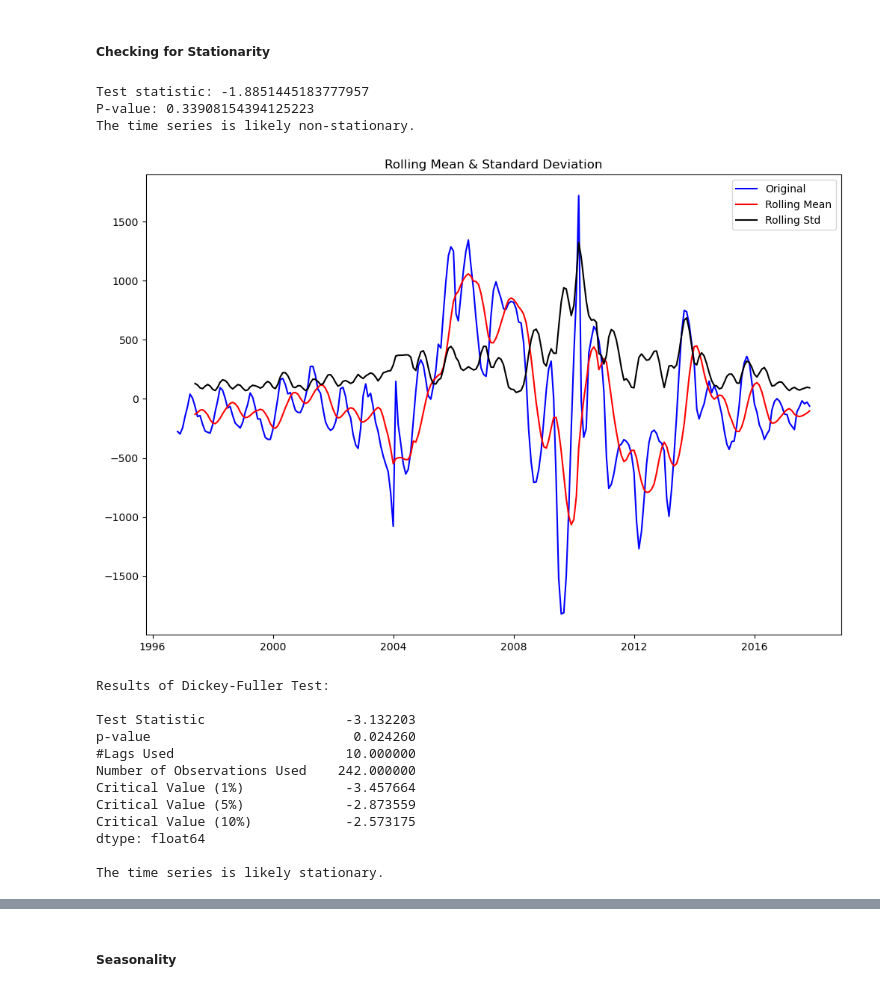
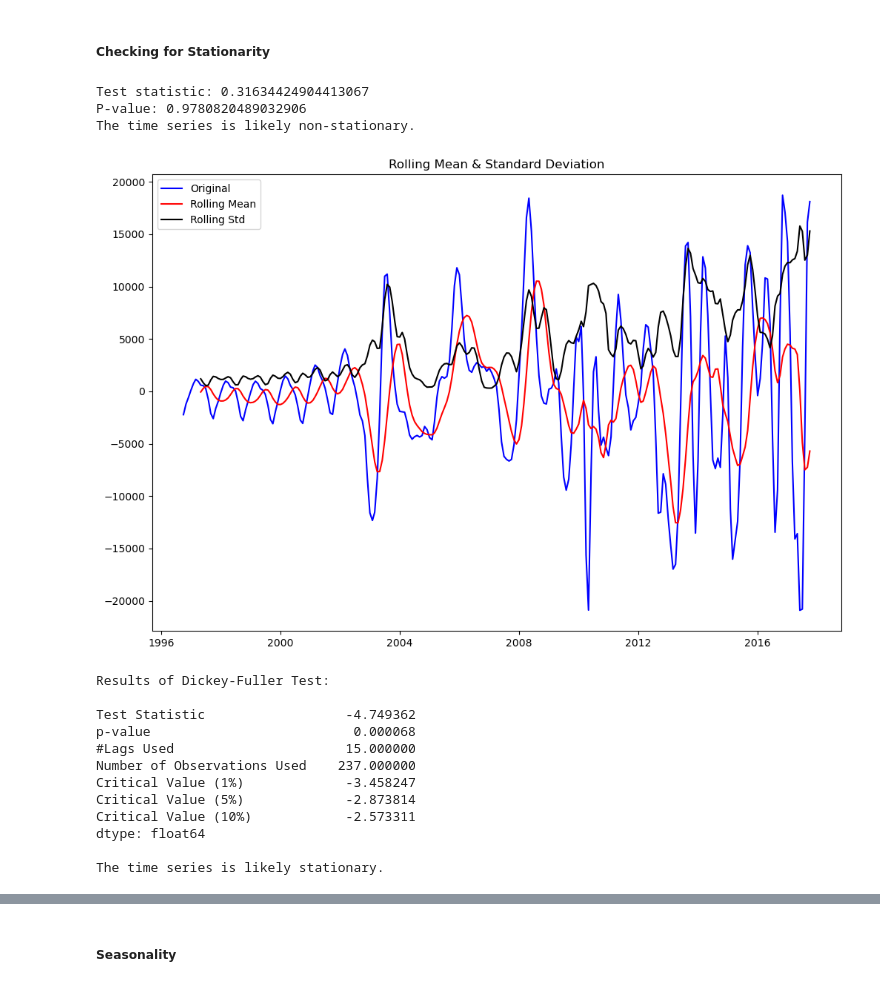
Before and after one commit to Lawez/phase-4-group-project, a Jupyter notebook: starter_notebook.ipynb, the cells around one changed output, grey strips where cells are left out. Drawn from its saved outputs; the diff is of its cells as text; code cells hidden in the pictures.

```diff
--- a/starter_notebook.ipynb
+++ b/starter_notebook.ipynb
@@ -333,0 +381,19 @@ new.set_index('time', inplace=True)
+# %%
+def melt_data(df):
+    """
+    Takes the zillow_data dataset in wide form or a subset of the zillow_dataset.
+    Returns a long-form datetime dataframe
+    with the datetime column names as the index and the values as the 'values' column.
+
+    If more than one row is passes in the wide-form dataset, the values column
+    will be the mean of the values from the datetime columns in all of the rows.
+    """
+
+    melted = pd.melt(df, id_vars=['RegionName', 'RegionID', 'SizeRank', 'City', 'State', 'Metro', 'CountyName', 'ROI'], var_name='time')
+    melted['time'] = pd.to_datetime(melted['time'], infer_datetime_format=True)
+    melted = melted.dropna(subset=['value'])
+    return melted.groupby('time').aggregate({'value':'mean'})
+# %%
+#melt data to reformat
+melted_data= melt_data(top5)
+melted_data.head()
@@ -609,7 +692,7 @@ monthly_time_series.plot();
 ##### **Checking for Stationarity**
 # %%
 # Perform the ADF test
-result = adfuller(monthly_time_series)
+result = adfuller(melted_data)
 
 # Extract the test statistic and p-value from the result
 test_statistic = result[0]
@@ -625,63 +708,63 @@ if p_value <= 0.05:
 else:
     print("The time series is likely non-stationary.")
 # %% [output]
-Test statistic: -1.8851445183777957
-P-value: 0.33908154394125223
+Test statistic: 0.31634424904413067
+P-value: 0.9780820489032906
 The time series is likely non-stationary.
 # %%
-decomposition = sm.tsa.seasonal_decompose(monthly_time_series, model='additive')
+decomposition = sm.tsa.seasonal_decompose(melted_data, model='additive')
 
 # Gather the trend, seasonality, and residuals
 trend = decomposition.trend
 seasonal = decomposition.seasonal
 residual = decomposition.resid
 # %%
-def stationarity_check(monthly_time_series):
+def stationarity_check(melted_data):
     # Calculate rolling statistics
-    roll_mean = monthly_time_series.rolling(window=8, center=False).mean()
-    roll_std = monthly_time_series.rolling(window=8, center=False).std()
+    roll_mean = melted_data.rolling(window=8, center=False).mean()
+    roll_std = melted_data.rolling(window=8, center=False).std()
     # Perform the Dickey Fuller test
-    dftest = adfuller(monthly_time_series)
+    dftest = adfuller(melted_data)
     # Plot rolling statistics
     fig = plt.figure(figsize=(12,8))
-    orig = plt.plot(monthly_time_series, color='blue',label='Original')
+    orig = plt.plot(melted_data, color='blue',label='Original')
     mean = plt.plot(roll_mean, color='red', label='Rolling Mean')
     std = plt.plot(roll_std, color='black', label='Rolling Std')
     plt.legend(loc='best')
     plt.title('Rolling Mean & Standard Deviation')
     plt.show(block=False)
     # Print Dickey-Fuller test results
     print('Results of Dickey-Fuller Test: \n')
     dfoutput = pd.Series(dftest[0:4], index=['Test Statistic', 'p-value', '#Lags Used', 'Number of Observations Used'])
     for key, value in dftest[4].items():
         dfoutput['Critical Value (%s)' % key] = value
     print(dfoutput)
     # Extract the test statistic and p-value from the result
     test_statistic = dftest[0]
     p_value = dftest[1]
     # Check if the time series is stationary based on the p-value
     if p_value <= 0.05:
         print("\nThe time series is likely stationary.")
     else:
         print("\nThe time series is likely non-stationary.")
     return None
 
 ts_log_decompose = residual
 ts_log_decompose.dropna(inplace=True)
 
 # Use the newly created function on the ts timeseries.
 stationarity_check(ts_log_decompose)
 # %% [output]
-[figure, old version]
+[figure, new version]
 Results of Dickey-Fuller Test:
 
-Test Statistic                  -3.132203
-p-value                          0.024260
-#Lags Used                      10.000000
-Number of Observations Used    242.000000
-Critical Value (1%)             -3.457664
-Critical Value (5%)             -2.873559
-Critical Value (10%)            -2.573175
+Test Statistic                  -4.749362
+p-value                          0.000068
+#Lags Used                      15.000000
+Number of Observations Used    237.000000
+Critical Value (1%)             -3.458247
+Critical Value (5%)             -2.873814
+Critical Value (10%)            -2.573311
 dtype: float64
 
 The time series is likely stationary.
```
Also changed, not shown: parts of 47 cells of this notebook.
